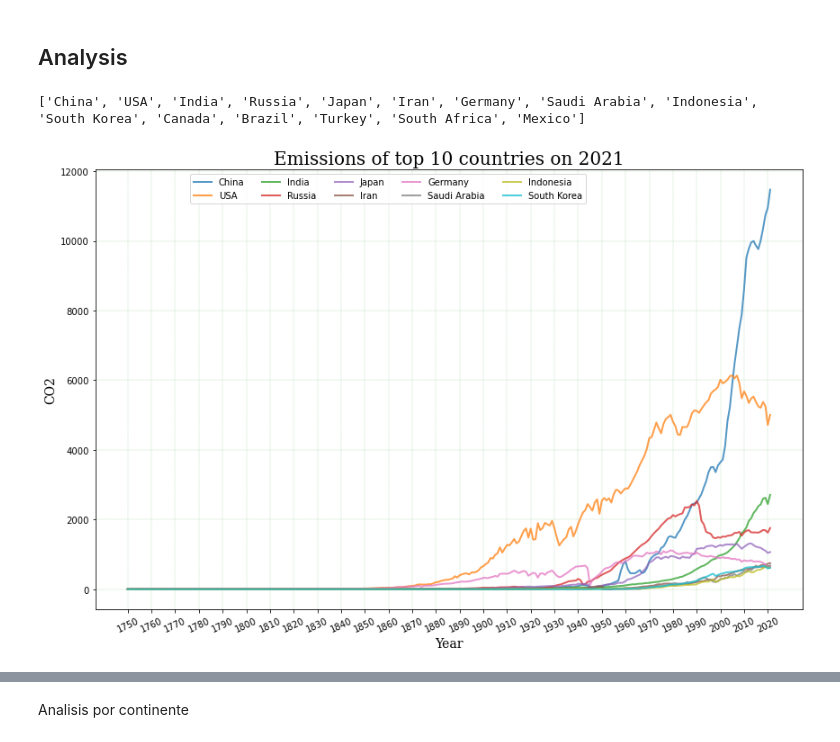
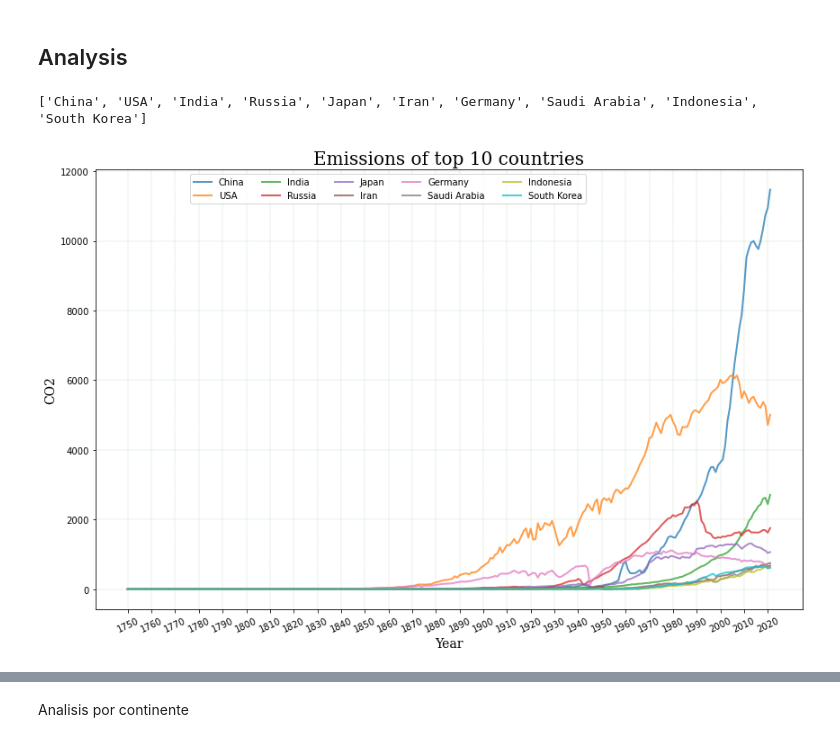
Before and after one commit to mcsebe/Emissions-by-Country, a Jupyter notebook: emissions-by-country.ipynb, the cells around one changed output, grey strips where cells are left out. Saved outputs shown, nothing was run; the diff lists cells and outputs as text; code cells hidden in the pictures.

```diff
--- a/emissions-by-country.ipynb
+++ b/emissions-by-country.ipynb
@@ -244,24 +242,24 @@ CO2_columns = list(dataset.columns.values[3:])
 CO2_2021 = dataset[dataset['Year'] == 2021]
 CO2_2021 = CO2_2021["Total"]
 Top10_2021 = [i for _,i in sorted(zip(CO2_2021,countries), reverse=True)][:10]
-print(Top15_2021)
+print(Top10_2021)
 # %% [output]
-['China', 'USA', 'India', 'Russia', 'Japan', 'Iran', 'Germany', 'Saudi Arabia', 'Indonesia', 'South Korea', 'Canada', 'Brazil', 'Turkey', 'South Africa', 'Mexico']
+['China', 'USA', 'India', 'Russia', 'Japan', 'Iran', 'Germany', 'Saudi Arabia', 'Indonesia', 'South Korea']
 # %%
 fig, ax = plt.subplots(figsize=(12, 8), tight_layout=True, facecolor='w')
 for i in Top10_2021:
     ax.plot(dataset[dataset['Country'] == i]['Year'], dataset[dataset['Country'] == i]['Total'],
             alpha=0.75, label=i, linewidth=2)
-ax.set_title('Emissions of top 10 countries on 2021', fontsize=20, fontname='serif')
+ax.set_title('Emissions of top 10 countries', fontsize=20, fontname='serif')
 ax.set_ylabel('CO2', fontsize=14, fontname='serif')
 ax.set_xlabel('Year', fontsize=14, fontname='serif')
 ax.set_xticks(range(1750, 2022,10))
 plt.xticks(rotation=25)
 ax.grid(color="g", which="major", axis='both', linestyle=':', linewidth=0.25)
 ax.legend(loc=1, ncol=5, bbox_to_anchor=(0.7, 1));
 plt.show()
 # %% [output]
-[figure, old version]
+[figure, new version]
 # %%
 fig, ax = plt.subplots(figsize=(12, 8), tight_layout=True, facecolor='w')
 for i in Top10_2021:
```
Also changed, not shown: parts of 17 cells of this notebook.
